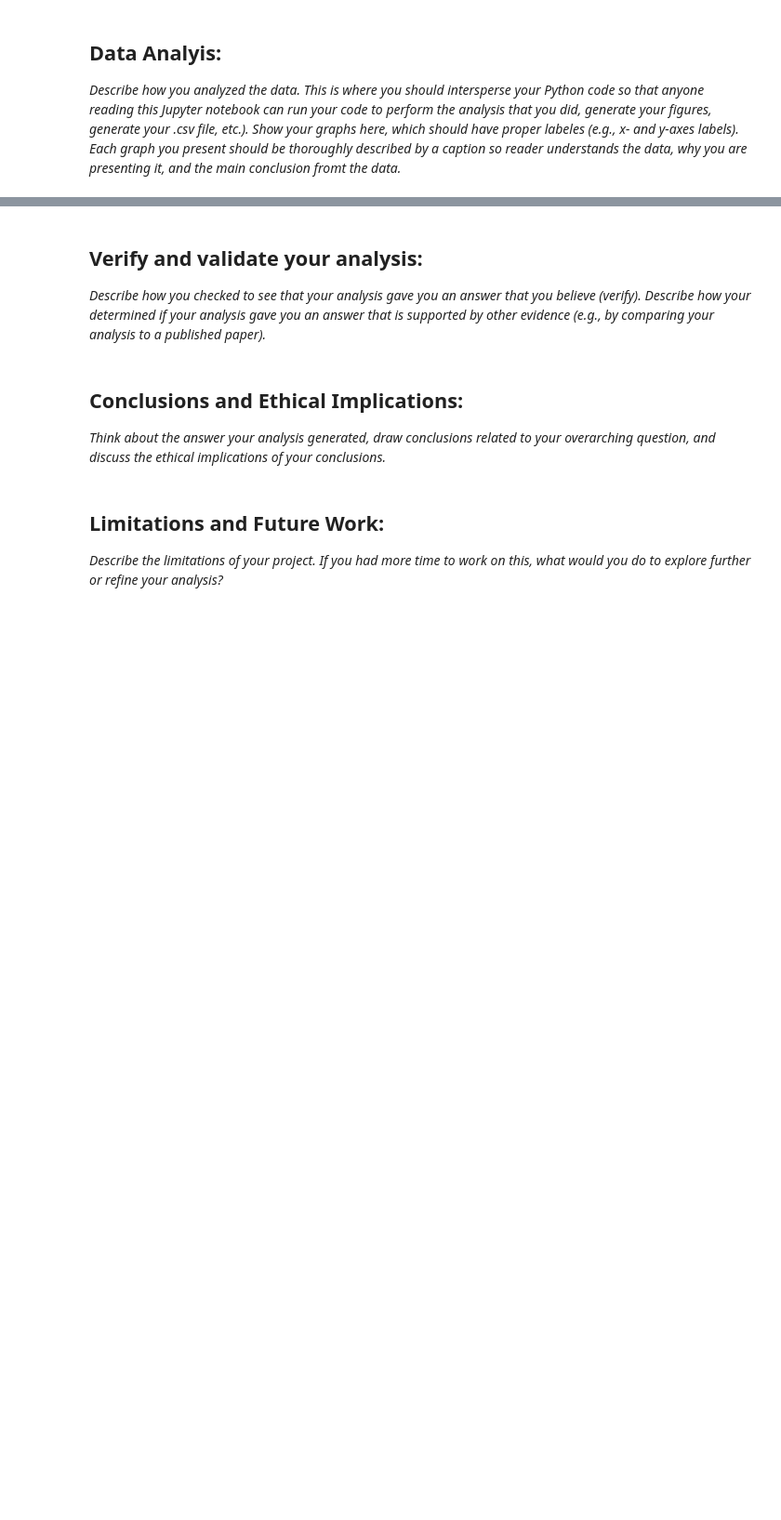
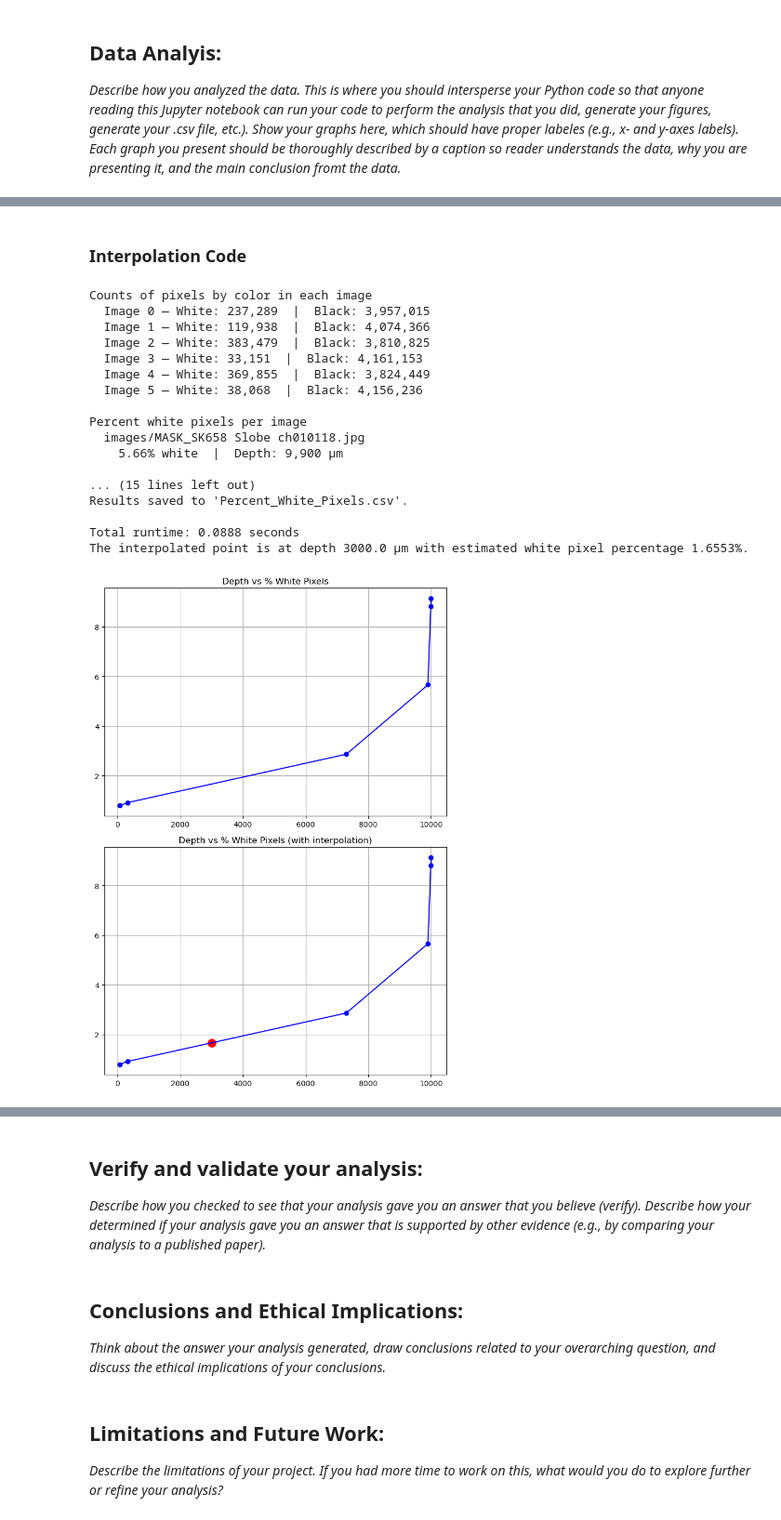
Before and after one commit to asmaryam24/Module-3-Fibrosis, a Jupyter notebook: Module 3 Template.ipynb, the cells around one changed output, grey strips where cells are left out. Shown at 93% size. Cells and saved outputs as stored; diff of their text form; code cells hidden in the pictures; blank space fills up the shorter version.

```diff
--- a/Module 3 Template.ipynb
+++ b/Module 3 Template.ipynb
@@ -184,0 +206,76 @@ Total runtime: 0.1884 seconds
+# %% [markdown]
+### Interpolation Code
+# %%
+if __name__ == "__main__":
+    start_time = time.time()
+
+    # Analyze images
+    white_counts, black_counts, white_percents = analyze_images(FILENAMES)
+
+    # Reporting
+    print_pixel_counts(FILENAMES, white_counts, black_counts)
+    print_white_percents(FILENAMES, DEPTHS, white_percents)
+    save_csv(FILENAMES, DEPTHS, white_percents)
+
+    end_time = time.time()
+    print(f"\nTotal runtime: {end_time - start_time:.4f} seconds")
+
+    # ------------------------------
+    # Interpolation
+    # ------------------------------
+
+    interpolate_depth = float(input(colored(
+        "Enter the depth at which you want to interpolate a point (in microns): ",
+        "yellow"
+    )))
+
+    x = np.array(DEPTHS)
+    y = np.array(white_percents)
+    sort_idx = np.argsort(x)
+    x_sorted = x[sort_idx]
+    y_sorted = y[sort_idx]
+
+    interp_fn = interp1d(x_sorted, y_sorted, kind='linear', fill_value="extrapolate")
+    interpolated_y = float(interp_fn(interpolate_depth))
+
+    print(colored(
+        f"The interpolated point is at depth {interpolate_depth} µm "
+        f"with estimated white pixel percentage {interpolated_y:.4f}%.",
+        "green"
+    ))
+
+    # Plotting
+fig, axs = plt.subplots(2, 1, figsize=(7, 10))  # Define figure and axes
+
+# Plot raw data
+axs[0].plot(x_sorted, y_sorted, marker='o', color='blue')
+axs[0].set_title('Depth vs % White Pixels')
+axs[0].grid(True)
+
+# Plot data with interpolated point
+axs[1].plot(x_sorted, y_sorted, marker='o', color='blue')
+axs[1].scatter(interpolate_depth, interpolated_y, color='red', s=120)
+axs[1].set_title('Depth vs % White Pixels (with interpolation)')
+axs[1].grid(True)
+
+plt.tight_layout()
+plt.show()
+# %% [output]
+Counts of pixels by color in each image
+  Image 0 — White: 237,289  |  Black: 3,957,015
+  Image 1 — White: 119,938  |  Black: 4,074,366
+  Image 2 — White: 383,479  |  Black: 3,810,825
+  Image 3 — White: 33,151  |  Black: 4,161,153
+  Image 4 — White: 369,855  |  Black: 3,824,449
+  Image 5 — White: 38,068  |  Black: 4,156,236
+
+Percent white pixels per image
+  images/MASK_SK658 Slobe ch010118.jpg
+    5.66% white  |  Depth: 9,900 µm
+
+... (15 lines left out)
+Results saved to 'Percent_White_Pixels.csv'.
+
+Total runtime: 0.0888 seconds
+The interpolated point is at depth 3000.0 µm with estimated white pixel percentage 1.6553%.
+[figure, added]
```
Also changed, not shown: parts of 8 cells of this notebook, 2 other files.
